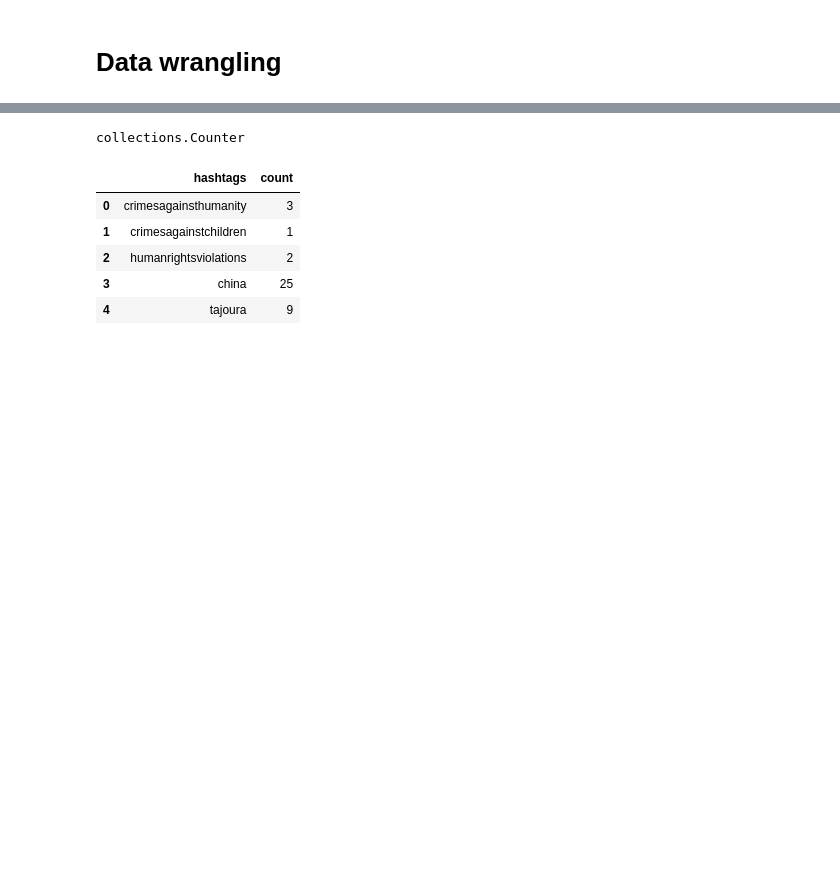
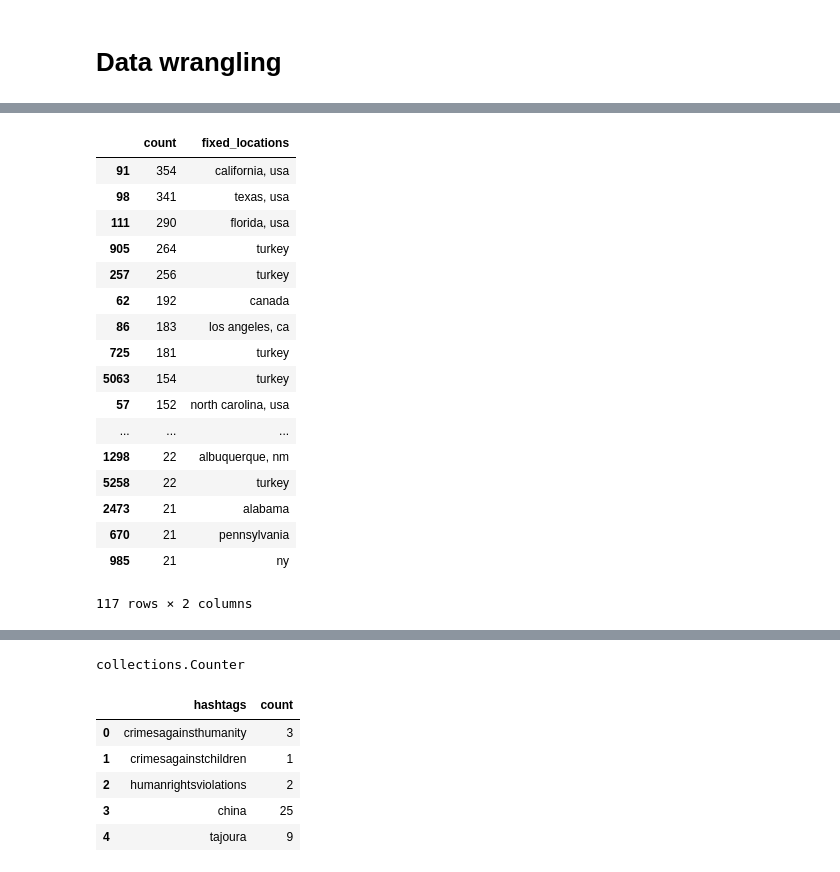
Before and after one commit to albertoabreu91/Project-Week-3-Data-Thieves, a Jupyter notebook: your-project/Alberto_exp/Twitter_API.ipynb, the cells around one changed output, grey strips where cells are left out. Drawn from its saved outputs; the diff is of its cells as text; code cells hidden in the pictures; blank space fills up the shorter version.

```diff
--- a/your-project/Alberto_exp/Twitter_API.ipynb
+++ b/your-project/Alberto_exp/Twitter_API.ipynb
@@ -222,0 +341,61 @@ df_loc_filter.head()
+# %%
+def fix_names(loc):
+
+    if 'turkey' in loc:
+        return 'turkey'
+
+    elif 'türkiye' in loc:
+        return 'turkey'
+
+    elif 'sakarya' in loc:
+        return 'turkey'
+
+    elif 'deutschland' in loc:
+        return 'deutschland'
+
+    elif 'england' in loc:
+        return 'united kingdom'
+
+    elif 'london' in loc:
+        return 'united kingdom'
+
+    elif 'united kingdom' in loc:
+        return 'united kingdom'
+
+    elif 'british columbia' in loc:
+        return 'canada'
+
+    elif 'ontario' in loc:
+        return 'canada'
+
+    elif 'calgary' in loc:
+        return 'canada'
+
+    return loc
+# %%
+df_loc_def['fixed_locations'] = df_loc_def['fixed_locations'].apply(fix_names)
+# %%
+df_loc_def = df_loc_def.drop([951,523,393,4748,242,128,547,449,841,361])
+# %%
+df_loc_def = df_loc_def.drop('locations', axis =1)
+# %%
+df_loc_def
+# %% [output]
+|  | count | fixed_locations |
+| 91 | 354 | california, usa |
+| 98 | 341 | texas, usa |
+| 111 | 290 | florida, usa |
+| 905 | 264 | turkey |
+| 257 | 256 | turkey |
+| 62 | 192 | canada |
+| 86 | 183 | los angeles, ca |
+| 725 | 181 | turkey |
+| 5063 | 154 | turkey |
+| 57 | 152 | north carolina, usa |
+| ... | ... | ... |
+| 1298 | 22 | albuquerque, nm |
+| 5258 | 22 | turkey |
+| 2473 | 21 | alabama |
+| 670 | 21 | pennsylvania |
+| 985 | 21 | ny |
+117 rows × 2 columns
```
Also changed, not shown: parts of 58 cells of this notebook.
